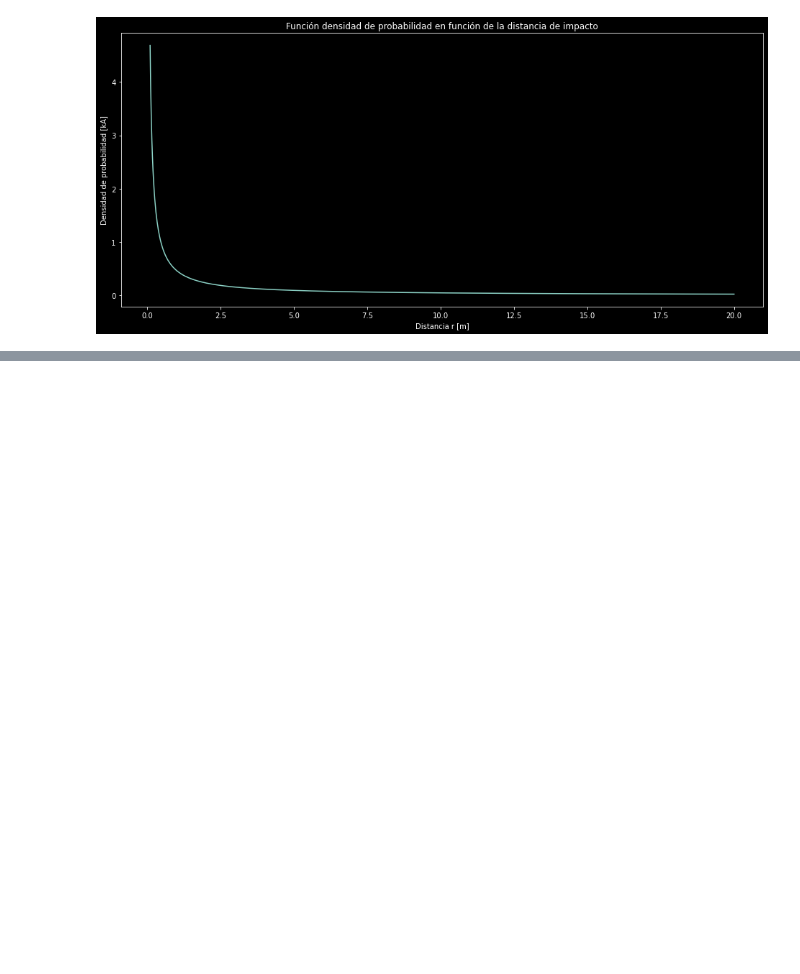
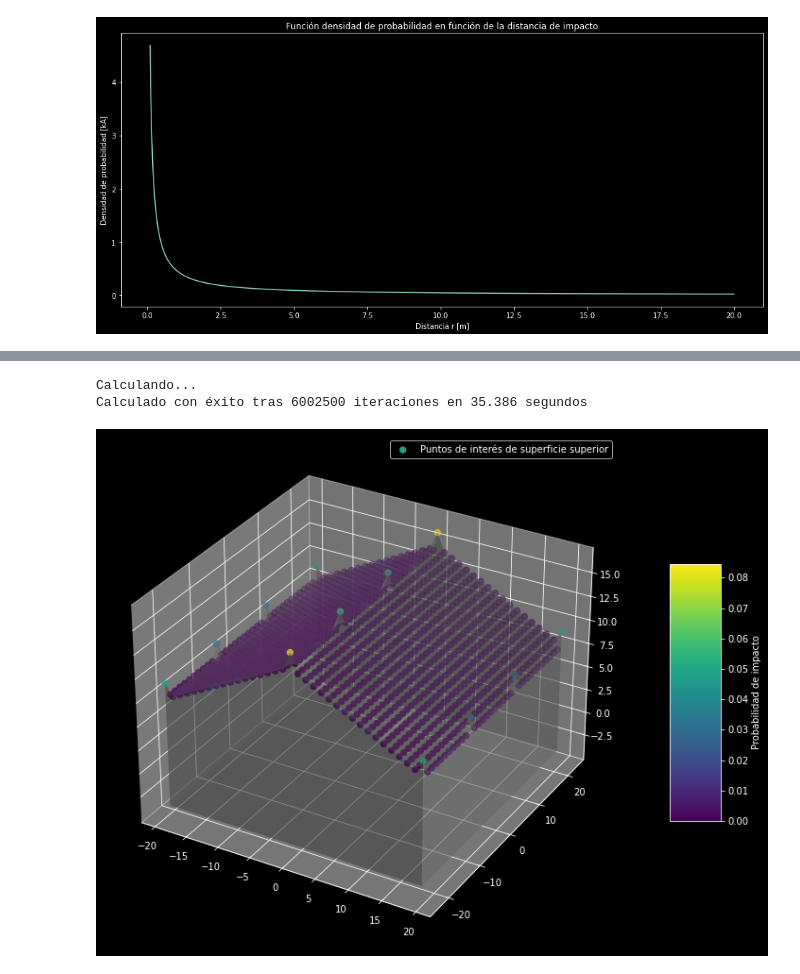
Before and after one commit to blotero/degm, a Jupyter notebook: DEAT.ipynb, the cells around one changed output, grey strips where cells are left out. Saved outputs shown, nothing was run; the diff lists cells and outputs as text; code cells hidden in the pictures; blank space fills up the shorter version.

```diff
--- a/DEAT.ipynb
+++ b/DEAT.ipynb
@@ -83,0 +81,27 @@ Calculado con éxito tras 25000000 iteraciones en 138.055 segundos
+# %%
+estructura.include_corner_rods(1.5)
+ind2 = int(estructura.N/2)
+ind3 = int(estructura.N/3)
+
+estructura.add_rod(ind3,0, 1.5)
+estructura.add_rod(2*ind3,0, 1.5)
+
+
+estructura.add_rod(0,ind2, 1.5)
+estructura.add_rod(ind3,ind2, 1.5)
+estructura.add_rod(2*ind3,ind2, 1.5)
+estructura.add_rod(-1,ind2, 1.5)
+
+
+
+estructura.add_rod(ind3,-1, 1.5)
+estructura.add_rod(2*ind3,-1, 1.5)
+
+
+
+estructura.calculate_pdf()
+estructura.plot_pdf()
+# %% [output]
+Calculando...
+Calculado con éxito tras 6002500 iteraciones en 35.386 segundos
+[figure, added]
```
Also changed, not shown: parts of 6 cells of this notebook.
